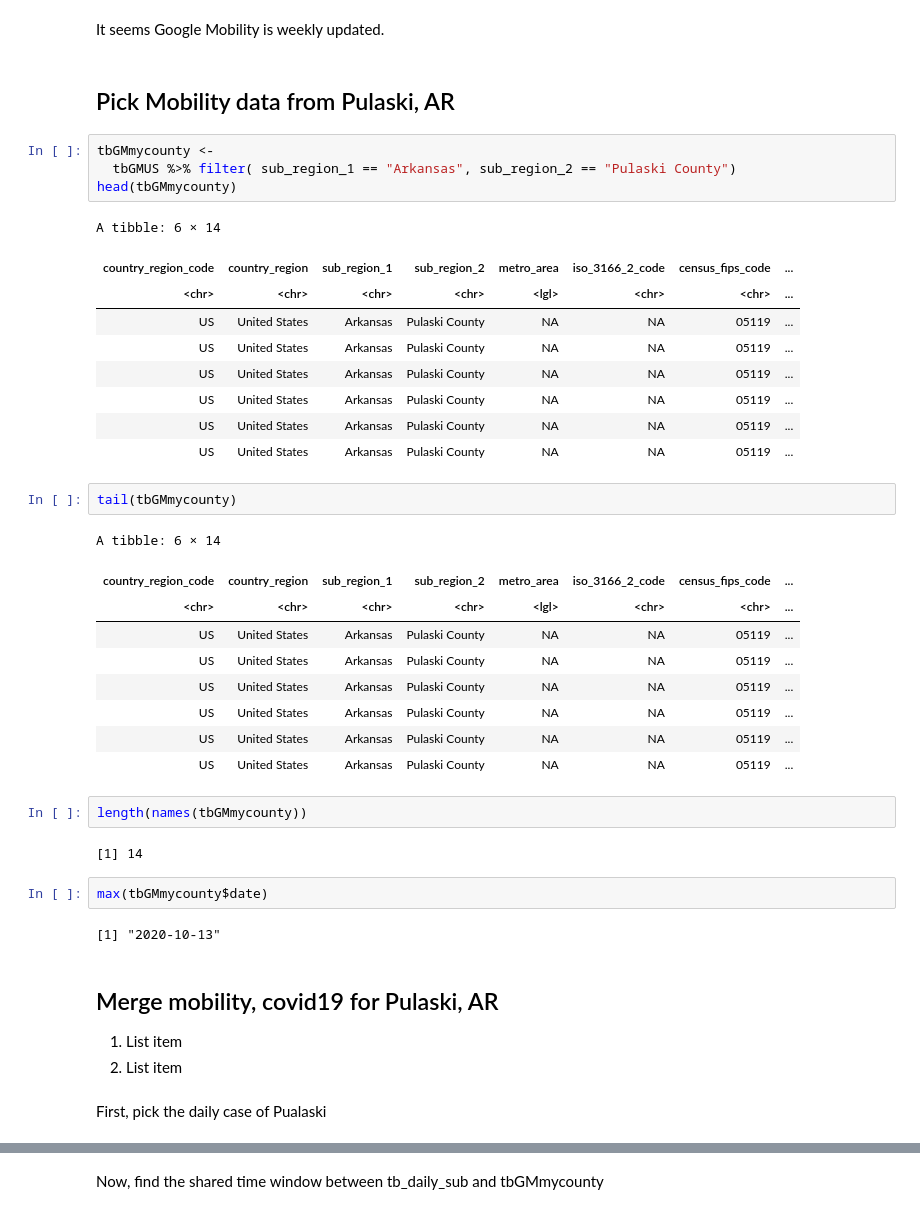
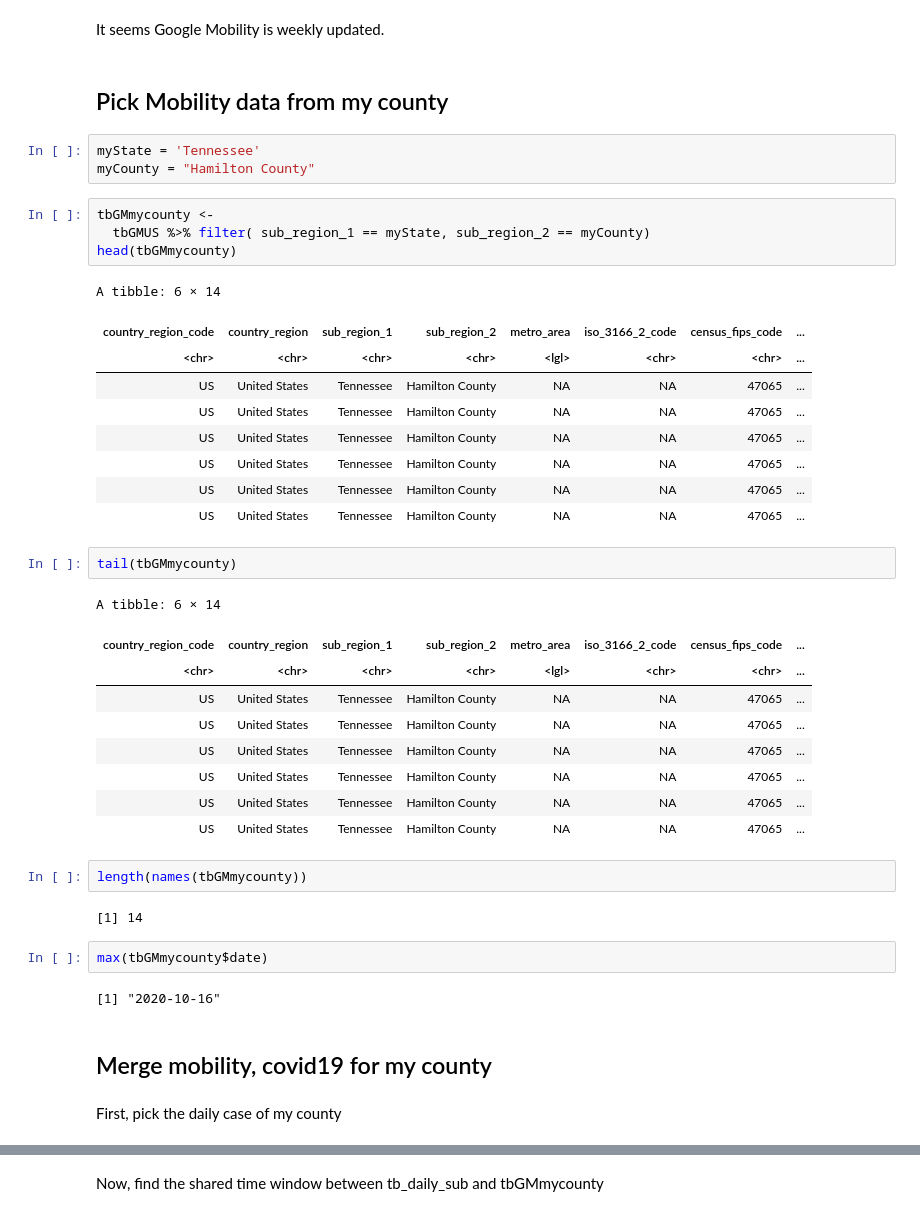
Before and after one commit to hongqin/Use-R-in-CoLab, a Jupyter notebook: Learn_R_county_Covid19.ipynb, the cells around one changed output, grey strips where cells are left out. Cells and saved outputs as stored; diff of their text form.

```diff
--- a/Learn_R_county_Covid19.ipynb
+++ b/Learn_R_county_Covid19.ipynb
@@ -947,33 +947,36 @@ A tibble: 6 × 14
 # %% [markdown]
 It seems Google Mobility is weekly updated.
 # %% [markdown]
-## Pick Mobility data from Pulaski, AR
+## Pick Mobility data from my county
+# %%
+myState = 'Tennessee'
+myCounty = "Hamilton County"
 # %%
 tbGMmycounty <-
-  tbGMUS %>% filter( sub_region_1 == "Arkansas", sub_region_2 == "Pulaski County")
+  tbGMUS %>% filter( sub_region_1 == myState, sub_region_2 == myCounty)
 head(tbGMmycounty)
 # %% [output]
 A tibble: 6 × 14
 | country_region_code | country_region | sub_region_1 | sub_region_2 | metro_area | iso_3166_2_code | census_fips_code | ... |
 | <chr> | <chr> | <chr> | <chr> | <lgl> | <chr> | <chr> | ... |
-| US | United States | Arkansas | Pulaski County | NA | NA | 05119 | ... |
-| US | United States | Arkansas | Pulaski County | NA | NA | 05119 | ... |
-| US | United States | Arkansas | Pulaski County | NA | NA | 05119 | ... |
-| US | United States | Arkansas | Pulaski County | NA | NA | 05119 | ... |
-| US | United States | Arkansas | Pulaski County | NA | NA | 05119 | ... |
-| US | United States | Arkansas | Pulaski County | NA | NA | 05119 | ... |
+| US | United States | Tennessee | Hamilton County | NA | NA | 47065 | ... |
+| US | United States | Tennessee | Hamilton County | NA | NA | 47065 | ... |
+| US | United States | Tennessee | Hamilton County | NA | NA | 47065 | ... |
+| US | United States | Tennessee | Hamilton County | NA | NA | 47065 | ... |
+| US | United States | Tennessee | Hamilton County | NA | NA | 47065 | ... |
+| US | United States | Tennessee | Hamilton County | NA | NA | 47065 | ... |
 # %%
 tail(tbGMmycounty)
 # %% [output]
 A tibble: 6 × 14
 | country_region_code | country_region | sub_region_1 | sub_region_2 | metro_area | iso_3166_2_code | census_fips_code | ... |
 | <chr> | <chr> | <chr> | <chr> | <lgl> | <chr> | <chr> | ... |
-| US | United States | Arkansas | Pulaski County | NA | NA | 05119 | ... |
-| US | United States | Arkansas | Pulaski County | NA | NA | 05119 | ... |
-| US | United States | Arkansas | Pulaski County | NA | NA | 05119 | ... |
-| US | United States | Arkansas | Pulaski County | NA | NA | 05119 | ... |
-| US | United States | Arkansas | Pulaski County | NA | NA | 05119 | ... |
-| US | United States | Arkansas | Pulaski County | NA | NA | 05119 | ... |
+| US | United States | Tennessee | Hamilton County | NA | NA | 47065 | ... |
+| US | United States | Tennessee | Hamilton County | NA | NA | 47065 | ... |
+| US | United States | Tennessee | Hamilton County | NA | NA | 47065 | ... |
+| US | United States | Tennessee | Hamilton County | NA | NA | 47065 | ... |
+| US | United States | Tennessee | Hamilton County | NA | NA | 47065 | ... |
+| US | United States | Tennessee | Hamilton County | NA | NA | 47065 | ... |
 # %%
 length(names(tbGMmycounty))
 # %% [output]
@@ -981,14 +984,11 @@ length(names(tbGMmycounty))
 # %%
 max(tbGMmycounty$date)
 # %% [output]
-[1] "2020-10-13"
+[1] "2020-10-16"
 # %% [markdown]
-## Merge mobility, covid19 for Pulaski, AR
-
-1.   List item
-2.   List item
+## Merge mobility, covid19 for my county
 # %% [markdown]
-First, pick the daily case of Pualaski
+First, pick the daily case of my county
 # %%
 head( tb_daily_sub)
 # %% [output]
```
Also changed, not shown: parts of 27 cells of this notebook.
